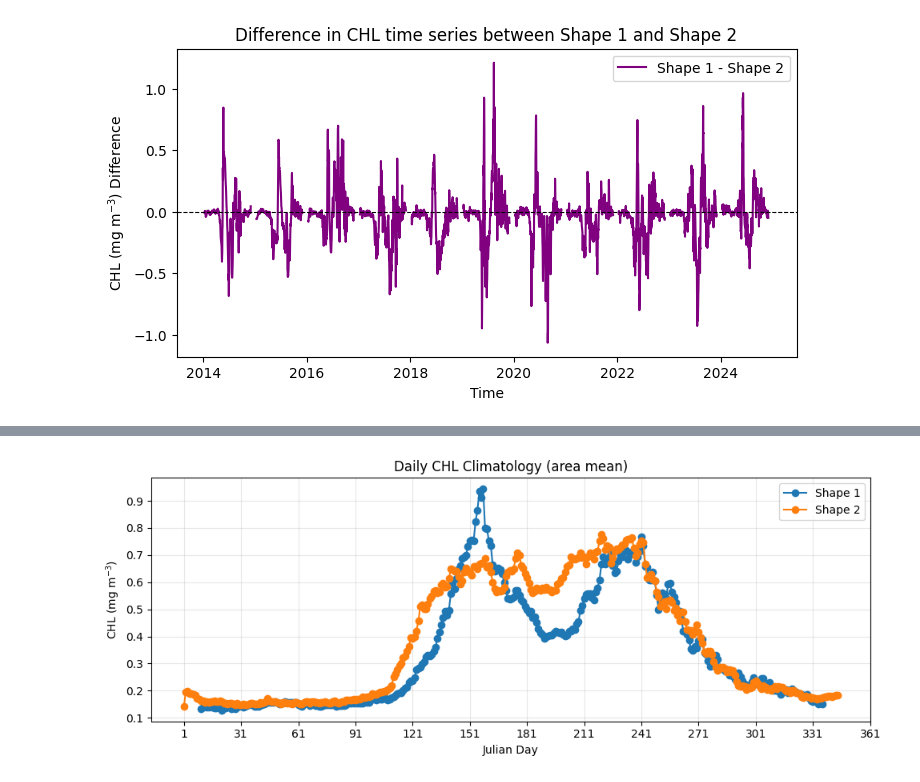
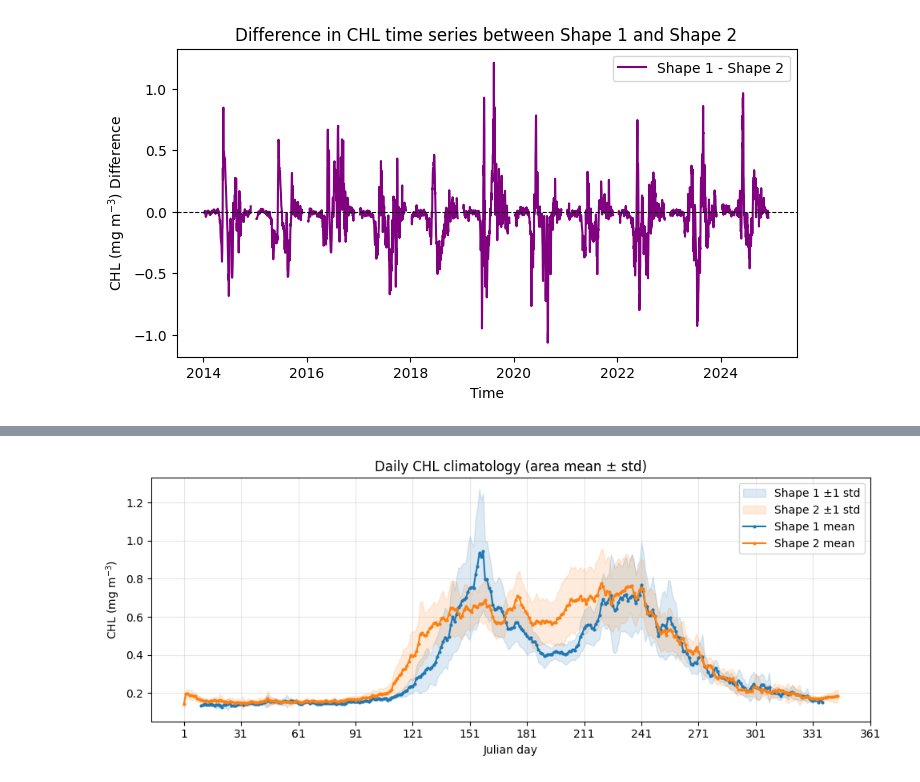
Before and after one commit to ROYVNZ/Masters, a Jupyter notebook: Scripts/Satellite_data.ipynb, the cells around one changed output, grey strips where cells are left out. Saved outputs shown, nothing was run; the diff lists cells and outputs as text; code cells hidden in the pictures.

```diff
--- a/Scripts/Satellite_data.ipynb
+++ b/Scripts/Satellite_data.ipynb
@@ -497,37 +575,52 @@ plt.show()
 # %%
-# Daily Shape Climatology, (starting at Monday)
-
-# Selecting by day, and assingning day a "day of the year"
+# Daily Shape Climatology with standard deviation envelopes (starting at Monday)
 Shape1_D = Shape1_CHL.resample(time='1D').mean()
 Shape2_D = Shape2_CHL.resample(time='1D').mean()
 
-Shape1_day = Shape1_D.assign_coords(doy=Shape1_D["time"].dt.dayofyear)
-Shape2_day = Shape2_D.assign_coords(doy=Shape2_D["time"].dt.dayofyear)
+Shape1_day = Shape1_D.assign_coords(doy=Shape1_D['time'].dt.dayofyear)
+Shape2_day = Shape2_D.assign_coords(doy=Shape2_D['time'].dt.dayofyear)
 
-# Creating Daily climatology across all years (1..53 possible)
-Shape1_clim365 = Shape1_day.groupby("doy").mean("time")
-Shape2_clim365 = Shape2_day.groupby("doy").mean("time")
+Shape1_clim365 = Shape1_day.groupby('doy').mean('time')
+Shape2_clim365 = Shape2_day.groupby('doy').mean('time')
 
-# Spatial mean to get 1D weekly series
-Shape1_area_mean = Shape1_clim365.mean(dim=("latitude","longitude"), skipna=True)
-Shape2_area_mean = Shape2_clim365.mean(dim=("latitude","longitude"), skipna=True)
+Shape1_area_mean = Shape1_clim365.mean(dim=('latitude', 'longitude'), skipna=True)
+Shape2_area_mean = Shape2_clim365.mean(dim=('latitude', 'longitude'), skipna=True)
+Shape1_area_std = Shape1_clim365.std(dim=('latitude', 'longitude'), skipna=True)
+Shape2_area_std = Shape2_clim365.std(dim=('latitude', 'longitude'), skipna=True)
 
+doy_idx = Shape1_area_mean['doy'].values
 
-# 4) Plot
-fig, ax = plt.subplots(figsize=(10,4))
-Shape1_area_mean.plot(ax=ax, marker='o', label='Shape 1')
-Shape2_area_mean.plot(ax=ax, marker='o', label='Shape 2')
+fig, ax = plt.subplots(figsize=(10, 4))
+shape1_color = 'tab:blue'
+shape2_color = 'tab:orange'
 
-ax.set_title('Daily CHL Climatology (area mean)')
-ax.set_xlabel('Julian Day')
+ax.fill_between(
+    doy_idx,
+    (Shape1_area_mean - Shape1_area_std).values,
+    (Shape1_area_mean + Shape1_area_std).values,
+    color=shape1_color,
+    alpha=0.15,
+    label='Shape 1 ±1 std'
+)
+ax.fill_between(
+    doy_idx,
+    (Shape2_area_mean - Shape2_area_std).values,
+    (Shape2_area_mean + Shape2_area_std).values,
+    color=shape2_color,
+    alpha=0.15,
+    label='Shape 2 ±1 std'
+)
+
+ax.plot(doy_idx, Shape1_area_mean.values, marker='o', markersize=2, color=shape1_color, label='Shape 1 mean')
+ax.plot(doy_idx, Shape2_area_mean.values, marker='o', markersize=2, color=shape2_color, label='Shape 2 mean')
+
+ax.set_title('Daily CHL climatology (area mean ± std)')
+ax.set_xlabel('Julian day')
 ax.set_ylabel('CHL (mg m$^{-3}$)')
-
-
 ax.set_xticks(np.arange(1, 367, 30))
-
 ax.grid(True, alpha=0.3)
 ax.legend()
 plt.tight_layout()
 plt.show()
 # %% [output]
-[figure, old version]
+[figure, new version]
```
Also changed, not shown: parts of 5 cells of this notebook.
